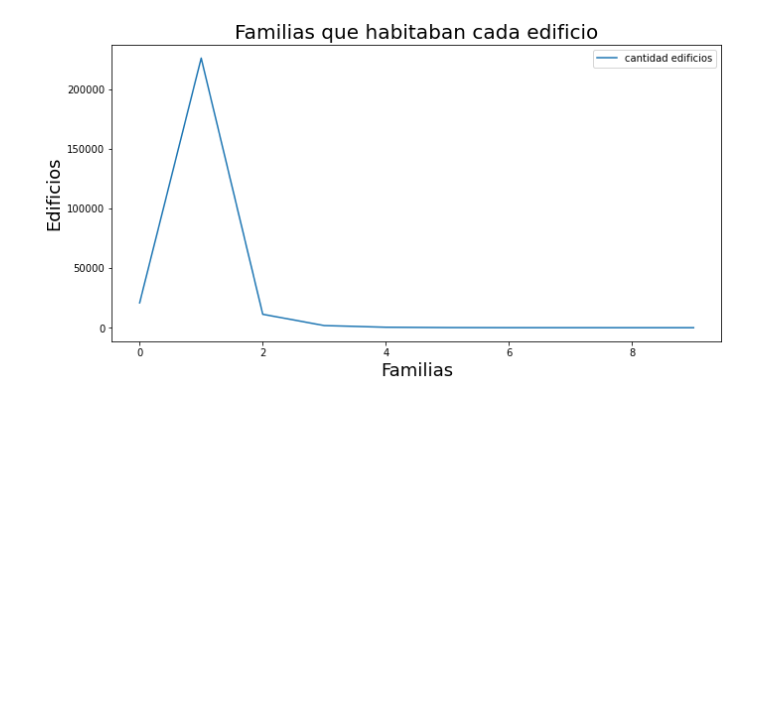
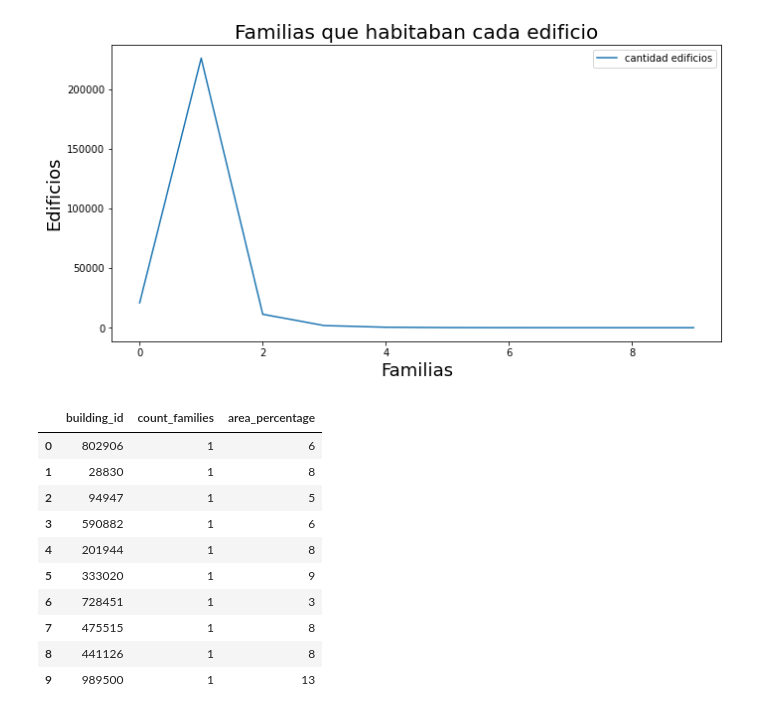
Before and after one commit to FranciscoGauna/TP-Datos-2021, a Jupyter notebook: Usos de las edificaciones.ipynb, the cells around one changed output. Cells and saved outputs as stored; diff of their text form; code cells hidden in the pictures; blank space fills up the shorter version.

```diff
--- a/Usos de las edificaciones.ipynb
+++ b/Usos de las edificaciones.ipynb
@@ -250,3 +251,18 @@ g.set_ylabel("Edificios", fontsize=18);
 [figure]
 # %%
 #Conclusión: En la mayoría de casas dañadas vivía sólo 1 familia (226115 casas).
+# %%
+fliasEnArea = values[['building_id', 'count_families', 'area_percentage']]
+fliasEnArea.head(10)
+# %% [output]
+|  | building_id | count_families | area_percentage |
+| 0 | 802906 | 1 | 6 |
+| 1 | 28830 | 1 | 8 |
+| 2 | 94947 | 1 | 5 |
+| 3 | 590882 | 1 | 6 |
+| 4 | 201944 | 1 | 8 |
+| 5 | 333020 | 1 | 9 |
+| 6 | 728451 | 1 | 3 |
+| 7 | 475515 | 1 | 8 |
+| 8 | 441126 | 1 | 8 |
+| 9 | 989500 | 1 | 13 |
```
Also changed, not shown: parts of 2 cells of this notebook.
